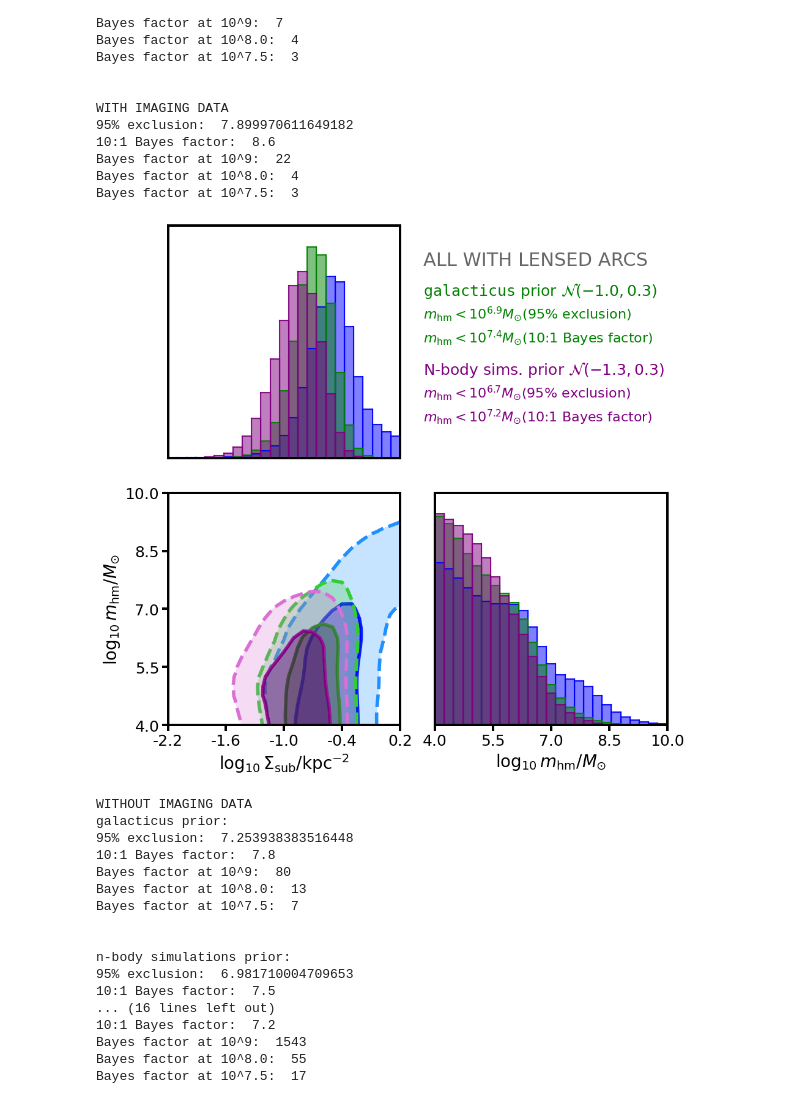
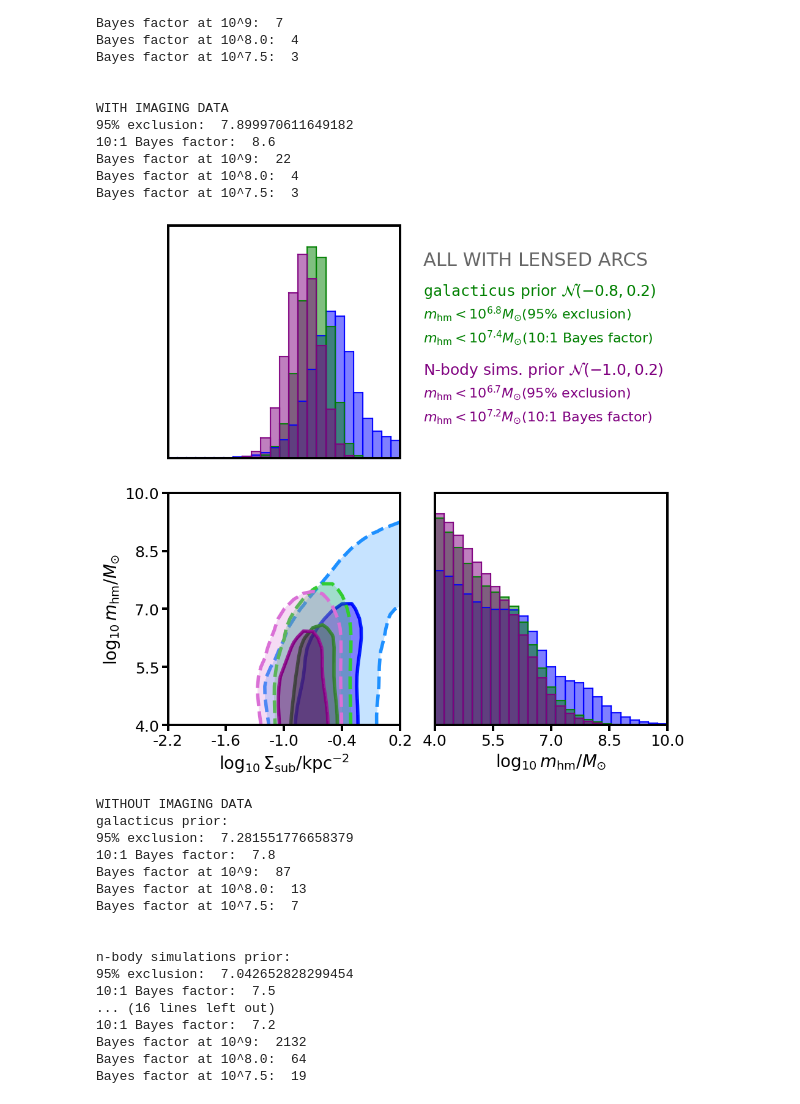
Before and after one commit to dangilman/samana, a Jupyter notebook: notebooks/jwst_DM_survey_IV/inference.ipynb, the cells around one changed output. Drawn from its saved outputs; the diff is of its cells as text; code cells hidden in the pictures.

```diff
--- a/notebooks/jwst_DM_survey_IV/inference.ipynb
+++ b/notebooks/jwst_DM_survey_IV/inference.ipynb
@@ -102,15 +102,15 @@ nbins = joint_likelihoods[lens_ID].local_density.shape[0]
 # %%
 def sigma_sub_prior_function_nbody(samples):
     x = samples[:, 0]
-    x0 = np.log10(0.05) # sigma_sub = 0.05, for example
-    sigma = 0.3 # 0.3 dex uncertainty
+    x0 = np.log10(0.1) # sigma_sub = 0.05, for example
+    sigma = 0.2 # 0.3 dex uncertainty
     w = (x - x0)**2 / sigma ** 2
     return w
 
 def sigma_sub_prior_function_galacticus(samples):
     x = samples[:, 0]
-    x0 = np.log10(0.1) # sigma_sub = 0.05, for example
-    sigma = 0.3 # 0.3 dex uncertainty
+    x0 = np.log10(0.15) # sigma_sub = 0.05, for example
+    sigma = 0.2 # 0.3 dex uncertainty
     w = (x - x0)**2 / sigma ** 2
     return w
 
@@ -127,19 +127,19 @@ def load_priors(nbins):
     sigma_sub_prior = CustomPriorHyperCube(sigma_sub_prior_function_nbody,
                                           param_names,
                                           param_ranges,
-                                          nbins)
+                                          nbins, N_samples_per_dim=7000000)
     prior_probabilities['sigma_sub_prior_nbody'] = sigma_sub_prior
 
     sigma_sub_prior = CustomPriorHyperCube(sigma_sub_prior_function_galacticus,
                                           param_names,
                                           param_ranges,
-                                          nbins)
+                                          nbins, N_samples_per_dim=7000000)
     prior_probabilities['sigma_sub_prior_galacticus'] = sigma_sub_prior
 
     logmc_slope_prior = CustomPriorHyperCube(logmc_prior_function,
                                               param_names,
                                               param_ranges,
-                                              nbins)
+                                              nbins, N_samples_per_dim=7000000)
     prior_probabilities['logmc_prior'] = logmc_slope_prior
 
     return prior_probabilities
@@ -294,12 +294,12 @@ axes = triplot.make_triplot(show_contours=False, filled_contours=True
                            )
 
 axes[1].annotate('ALL WITH LENSED ARCS', color='0.4', fontsize=22, xy=(-0.05, 0.83), xycoords='axes fraction')
-axes[1].annotate(r'$\tt{galacticus}$'+' prior 'r'$\mathcal{N}\left(-1.0, 0.3\right)$', color='g', fontsize=18, xy=(-0.05, 0.7), xycoords='axes fraction')
-axes[1].annotate(r'$m_{\rm{hm}}< 10^{6.9} M_{\odot}$'+'(95% exclusion)', color='g', fontsize=16,
+axes[1].annotate(r'$\tt{galacticus}$'+' prior 'r'$\mathcal{N}\left(-0.8, 0.2\right)$', color='g', fontsize=18, xy=(-0.05, 0.7), xycoords='axes fraction')
+axes[1].annotate(r'$m_{\rm{hm}}< 10^{6.8} M_{\odot}$'+'(95% exclusion)', color='g', fontsize=16,
                  xy=(-0.05, 0.6), xycoords='axes fraction')
 axes[1].annotate(r'$m_{\rm{hm}}< 10^{7.4} M_{\odot}$'+'(10:1 Bayes factor)', color='g', fontsize=16,
                  xy=(-0.05, 0.5), xycoords='axes fraction')
-axes[1].annotate('N-body sims. prior 'r'$\mathcal{N}\left(-1.3, 0.3\right)$', color='purple', fontsize=18, xy=(-0.05, 0.36), xycoords='axes fraction')
+axes[1].annotate('N-body sims. prior 'r'$\mathcal{N}\left(-1.0, 0.2\right)$', color='purple', fontsize=18, xy=(-0.05, 0.36), xycoords='axes fraction')
 axes[1].annotate(r'$m_{\rm{hm}}< 10^{6.7} M_{\odot}$'+'(95% exclusion)', color='purple', fontsize=16,
                  xy=(-0.05, 0.26), xycoords='axes fraction')
 axes[1].annotate(r'$m_{\rm{hm}}< 10^{7.2} M_{\odot}$'+'(10:1 Bayes factor)', color='purple', fontsize=16,
@@ -342,51 +342,51 @@ print('WITH IMAGING DATA')
 marginal = (joint * priors['sigma_sub_prior_galacticus']).projection_1D('log_mc')
 _bins = np.linspace(4.0, 10, len(marginal)+1)
 bins = _bins[1:] - (_bins[1] - _bins[0])/2
 interp_marginal = interp1d(bins, marginal / np.max(marginal))
 cdf = np.cumsum(marginal)
 cdf /= np.max(cdf)
 cdf_inverse = interp1d(cdf, bins)
 print('galacticus prior: ')
 print('95% exclusion: ', cdf_inverse(0.95))
 print('10:1 Bayes factor: ', bayes_factor_threshold(10, interp_marginal))
 print('Bayes factor at 10^9: ', int(1/interp_marginal(9.0)))
 print('Bayes factor at 10^8.0: ', int(1/interp_marginal(8.0)))
 print('Bayes factor at 10^7.5: ', int(1/interp_marginal(7.5)))
 print('\n')
 
 marginal = (joint * priors['sigma_sub_prior_nbody']).projection_1D('log_mc')
 _bins = np.linspace(4.0, 10, len(marginal)+1)
 bins = _bins[1:] - (_bins[1] - _bins[0])/2
 interp_marginal = interp1d(bins, marginal / np.max(marginal))
 cdf = np.cumsum(marginal)
 cdf /= np.max(cdf)
 cdf_inverse = interp1d(cdf, bins)
 print('n-body simulations prior: ')
 print('95% exclusion: ', cdf_inverse(0.95))
 print('10:1 Bayes factor: ', bayes_factor_threshold(10, interp_marginal))
 print('Bayes factor at 10^9: ', int(1/interp_marginal(9.0)))
 print('Bayes factor at 10^8.0: ', int(1/interp_marginal(8.0)))
 print('Bayes factor at 10^7.5: ', int(1/interp_marginal(7.5)))
 print('\n')
 # %% [output]
-[figure, old version]
+[figure, new version]
 WITHOUT IMAGING DATA
 galacticus prior:
-95% exclusion:  7.253938383516448
+95% exclusion:  7.281551776658379
 10:1 Bayes factor:  7.8
-Bayes factor at 10^9:  80
+Bayes factor at 10^9:  87
 Bayes factor at 10^8.0:  13
 Bayes factor at 10^7.5:  7
 
 
 n-body simulations prior:
-95% exclusion:  6.981710004709653
+95% exclusion:  7.042652828299454
 10:1 Bayes factor:  7.5
 ... (16 lines left out)
 10:1 Bayes factor:  7.2
-Bayes factor at 10^9:  1543
-Bayes factor at 10^8.0:  55
-Bayes factor at 10^7.5:  17
+Bayes factor at 10^9:  2132
+Bayes factor at 10^8.0:  64
+Bayes factor at 10^7.5:  19
 # %%
 triplot = TrianglePlot([
                         joint_fr * priors['logmc_prior'],
```
Also changed, not shown: parts of 2 cells of this notebook, 1 other file.
